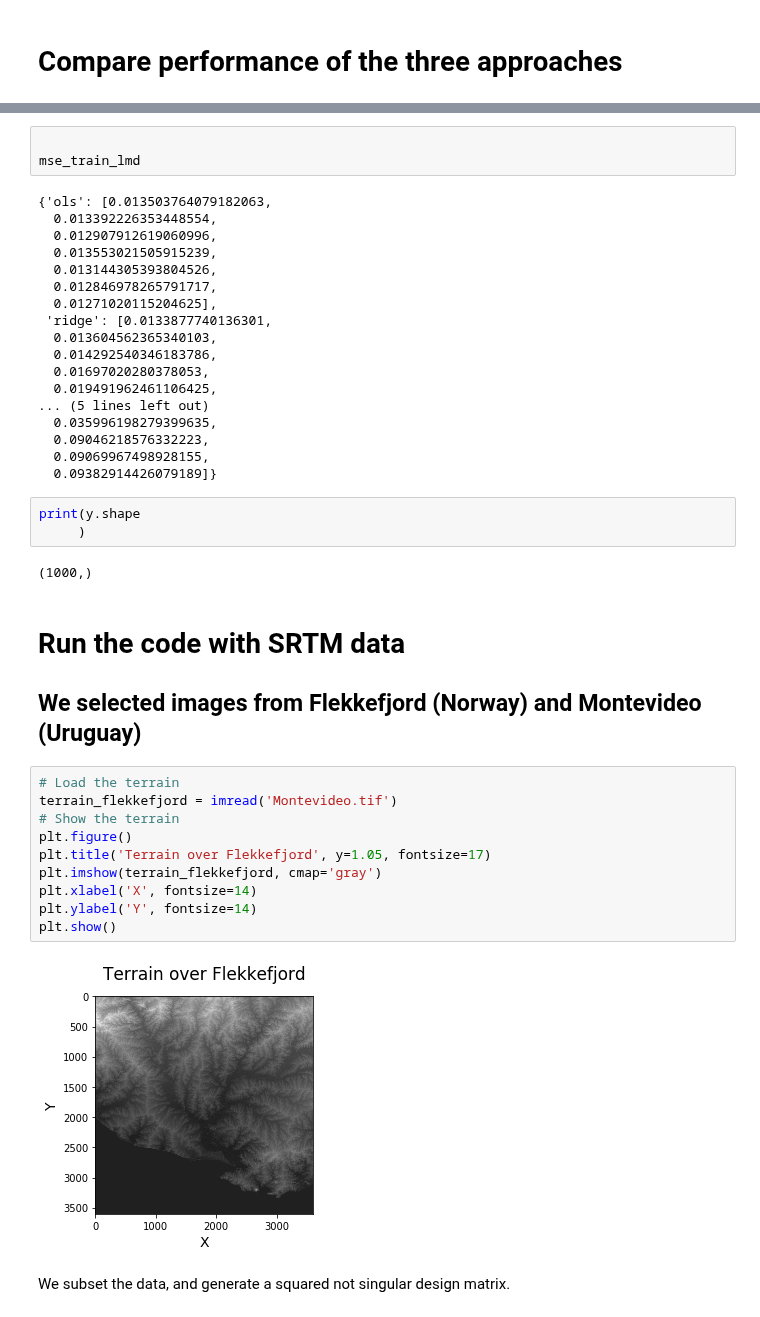
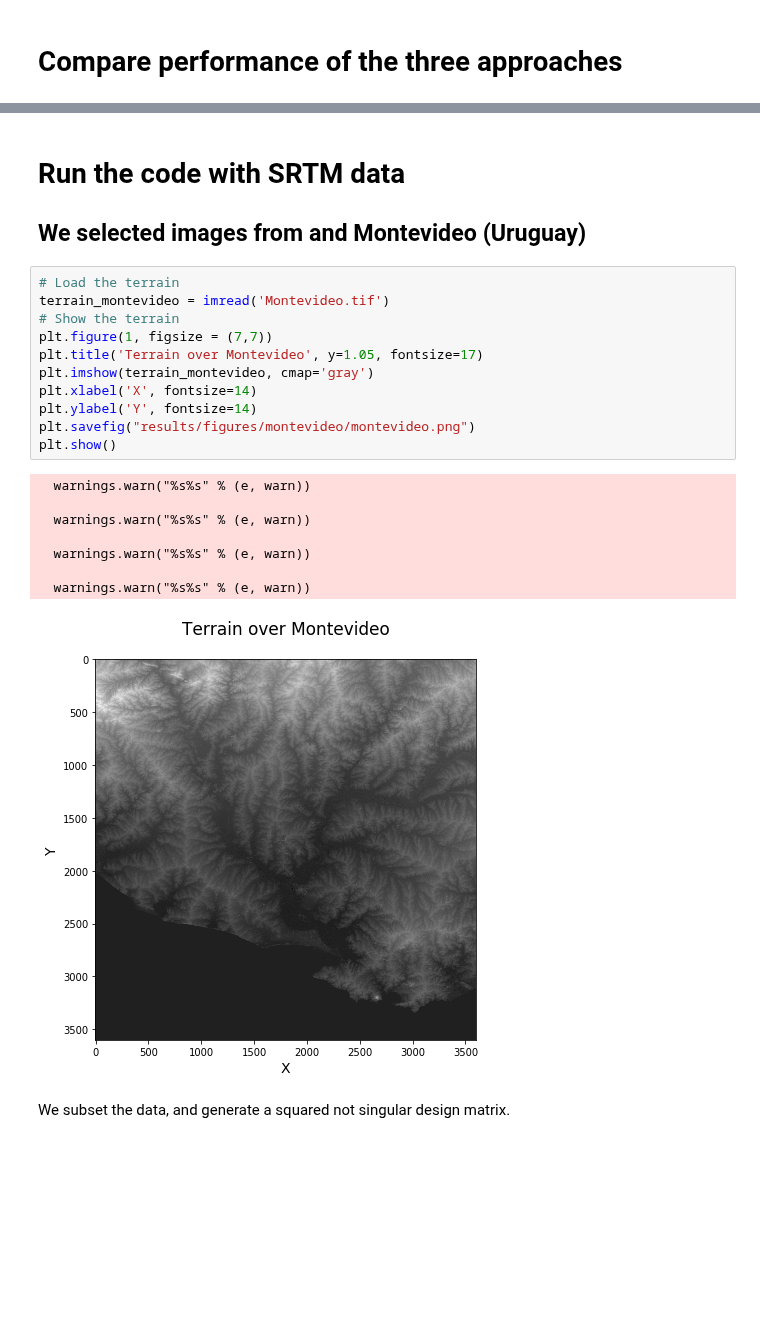
Before and after one commit to hannasv/project1, a Jupyter notebook: Project1_FYSSTK4155.ipynb, the cells around one changed output, grey strips where cells are left out. Saved outputs shown, nothing was run; the diff lists cells and outputs as text; blank space fills up the shorter version.

```diff
--- a/Project1_FYSSTK4155.ipynb
+++ b/Project1_FYSSTK4155.ipynb
@@ -566,45 +555,27 @@ print(mse_test)
-# %%
-
-mse_train_lmd
-# %% [output]
-{'ols': [0.013503764079182063,
-  0.013392226353448554,
-  0.012907912619060996,
-  0.013553021505915239,
-  0.013144305393804526,
-  0.012846978265791717,
-  0.01271020115204625],
- 'ridge': [0.0133877740136301,
-  0.013604562365340103,
-  0.014292540346183786,
-  0.01697020280378053,
-  0.019491962461106425,
-... (5 lines left out)
-  0.035996198279399635,
-  0.09046218576332223,
-  0.09069967498928155,
-  0.09382914426079189]}
-# %%
-print(y.shape
-     )
-# %% [output]
-(1000,)
 # %% [markdown]
 # Run the code with SRTM data
 
-## We selected images from Flekkefjord (Norway) and Montevideo (Uruguay)
+## We selected images from and Montevideo (Uruguay)
 # %%
 # Load the terrain
-terrain_flekkefjord = imread('Montevideo.tif')
+terrain_montevideo = imread('Montevideo.tif')
 # Show the terrain
-plt.figure()
-plt.title('Terrain over Flekkefjord', y=1.05, fontsize=17)
-plt.imshow(terrain_flekkefjord, cmap='gray')
+plt.figure(1, figsize = (7,7))
+plt.title('Terrain over Montevideo', y=1.05, fontsize=17)
+plt.imshow(terrain_montevideo, cmap='gray')
 plt.xlabel('X', fontsize=14)
 plt.ylabel('Y', fontsize=14)
+plt.savefig("results/figures/montevideo/montevideo.png")
 plt.show()
 # %% [output]
+  warnings.warn("%s%s" % (e, warn))
+
+  warnings.warn("%s%s" % (e, warn))
+
+  warnings.warn("%s%s" % (e, warn))
+
+  warnings.warn("%s%s" % (e, warn))
-[figure, old version]
+[figure, new version]
 # %% [markdown]
 We subset the data, and generate a squared not singular design matrix.
 # %%
```
Also changed, not shown: parts of 44 cells of this notebook, 21 other files.
